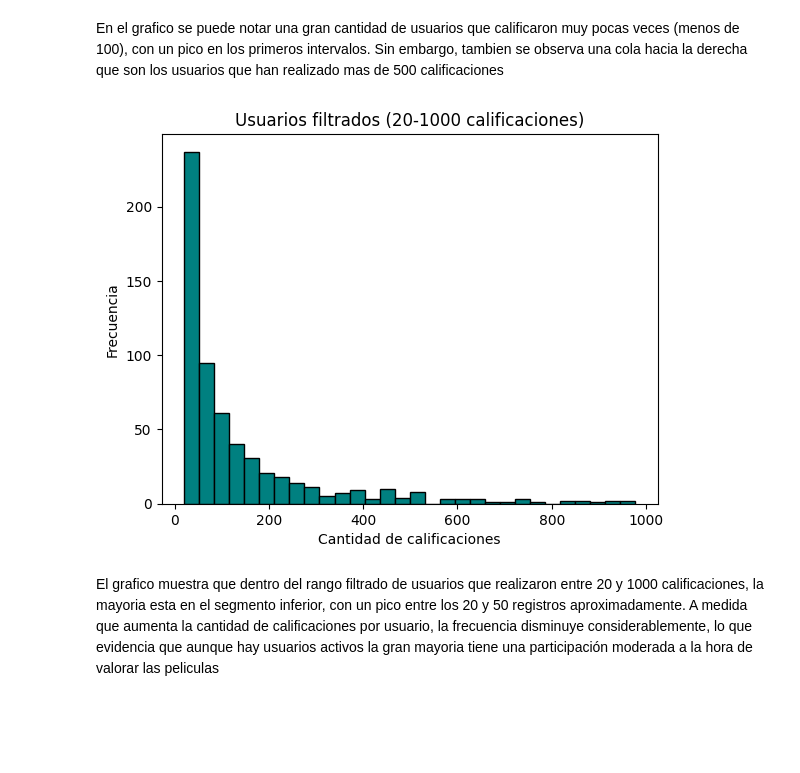
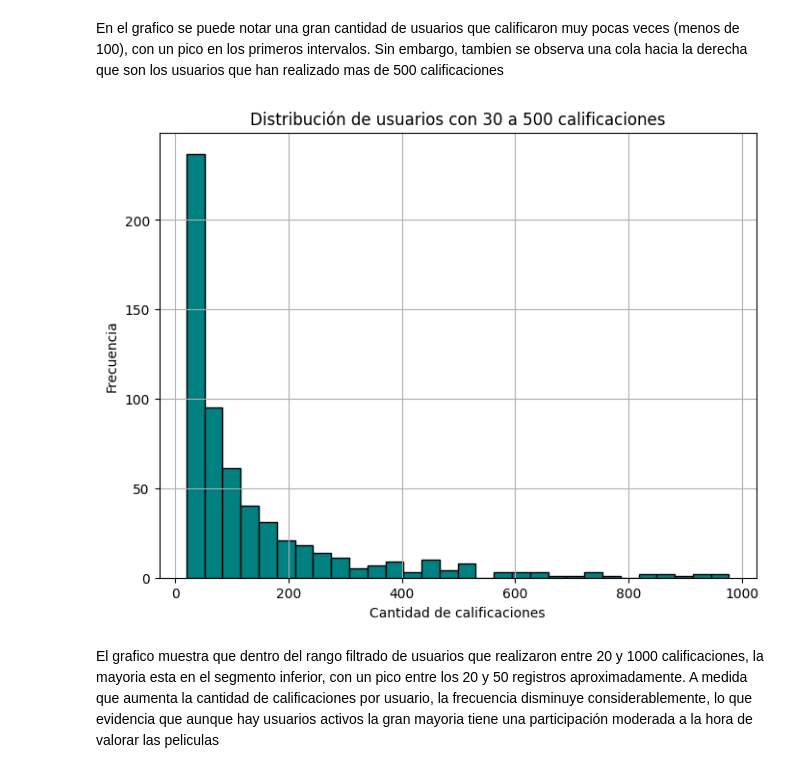
Before and after one commit to ValentinaJimenezTorres/A3_marketing, a Jupyter notebook: b_exploracion_limpieza.ipynb, the cells around one changed output. Drawn from its saved outputs; the diff is of its cells as text; code cells hidden in the pictures; blank space fills up the shorter version.

Commit message:
Cambio de consultas de usuarios en pandas a sql

```diff
--- a/b_exploracion_limpieza.ipynb
+++ b/b_exploracion_limpieza.ipynb
@@ -35,7 +35,7 @@ os.chdir(path) #Subir y descargar archivos de la ruta del repositorio de trabajo
 # %% [markdown]
 ## Conexión
 # %%
-con = sql.connect('Data/db_movies') #Conectarse a la base de datos existente y transportar datos
+con = sql.connect('data/db_movies') #Conectarse a la base de datos existente y transportar datos
 cur = con.cursor() #Otra conexión (cursor) para ejecutar las consultas en la bd sin traer ni llevar info
 # %%
 #Consultar qué tablas disponibles tiene la bd
@@ -452,17 +452,26 @@ plt.show()
 [figure]
 # %% [markdown]
 En el grafico se puede notar una gran cantidad de usuarios que calificaron muy pocas veces (menos de 100), con un pico en los primeros intervalos. Sin embargo, tambien se observa una cola hacia la derecha que son los usuarios que han realizado mas de 500 calificaciones
-# %%
-# 5. Usuarios filtrados (20-1000 calificaciones)
-user_ratings_filtrado = user_ratings[(user_ratings['cnt_rating'] >= 20) & (user_ratings['cnt_rating'] <= 1000)]
-
-plt.hist(user_ratings_filtrado['cnt_rating'], bins=30, color='teal', edgecolor='black')
-plt.title('Usuarios filtrados (20-1000 calificaciones)')
-plt.xlabel('Cantidad de calificaciones')
-plt.ylabel('Frecuencia')
-plt.show()
-# %% [output]
-[figure, removed]
+# %%
+# Crear un DataFrame con usuarios que tienen entre 30 y 500 calificaciones
+usuarios_filtrados = pd.read_sql('''
+    SELECT "userId" AS usuario,
+           COUNT(*) AS cnt_rat
+    FROM ratings
+    GROUP BY "userId"
+    HAVING cnt_rat BETWEEN 20 AND 1000
+    ORDER BY cnt_rat ASC
+''', con)
+
+plt.figure(figsize=(8, 6))
+plt.hist(usuarios_filtrados['cnt_rat'], bins=30, color='teal', edgecolor='black')
+plt.title('Distribución de usuarios con 30 a 500 calificaciones')
+plt.xlabel('Cantidad de calificaciones')
+plt.ylabel('Frecuencia')
+plt.grid(True)
+plt.show()
+# %% [output]
+[figure, added]
 # %% [markdown]
 El grafico muestra que dentro del rango filtrado de usuarios que realizaron entre 20 y 1000 calificaciones, la mayoria esta en el segmento inferior, con un pico entre los 20 y 50 registros aproximadamente. A medida que aumenta la cantidad de calificaciones por usuario, la frecuencia disminuye considerablemente, lo que evidencia que aunque hay usuarios activos la gran mayoria tiene una participación moderada a la hora de valorar las peliculas
 # %%
```
Also changed, not shown: parts of 2 cells of this notebook, 1 other file.
